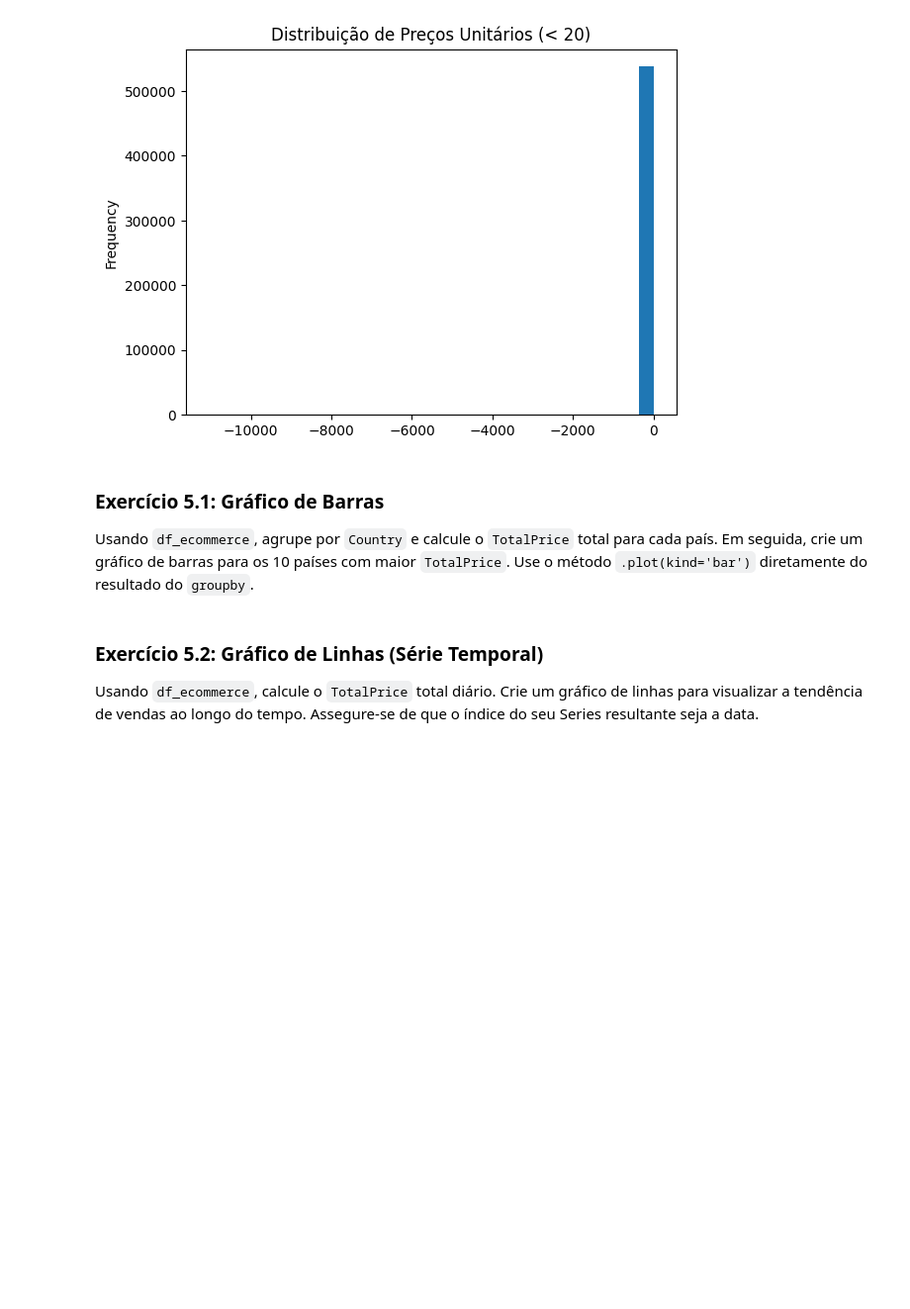
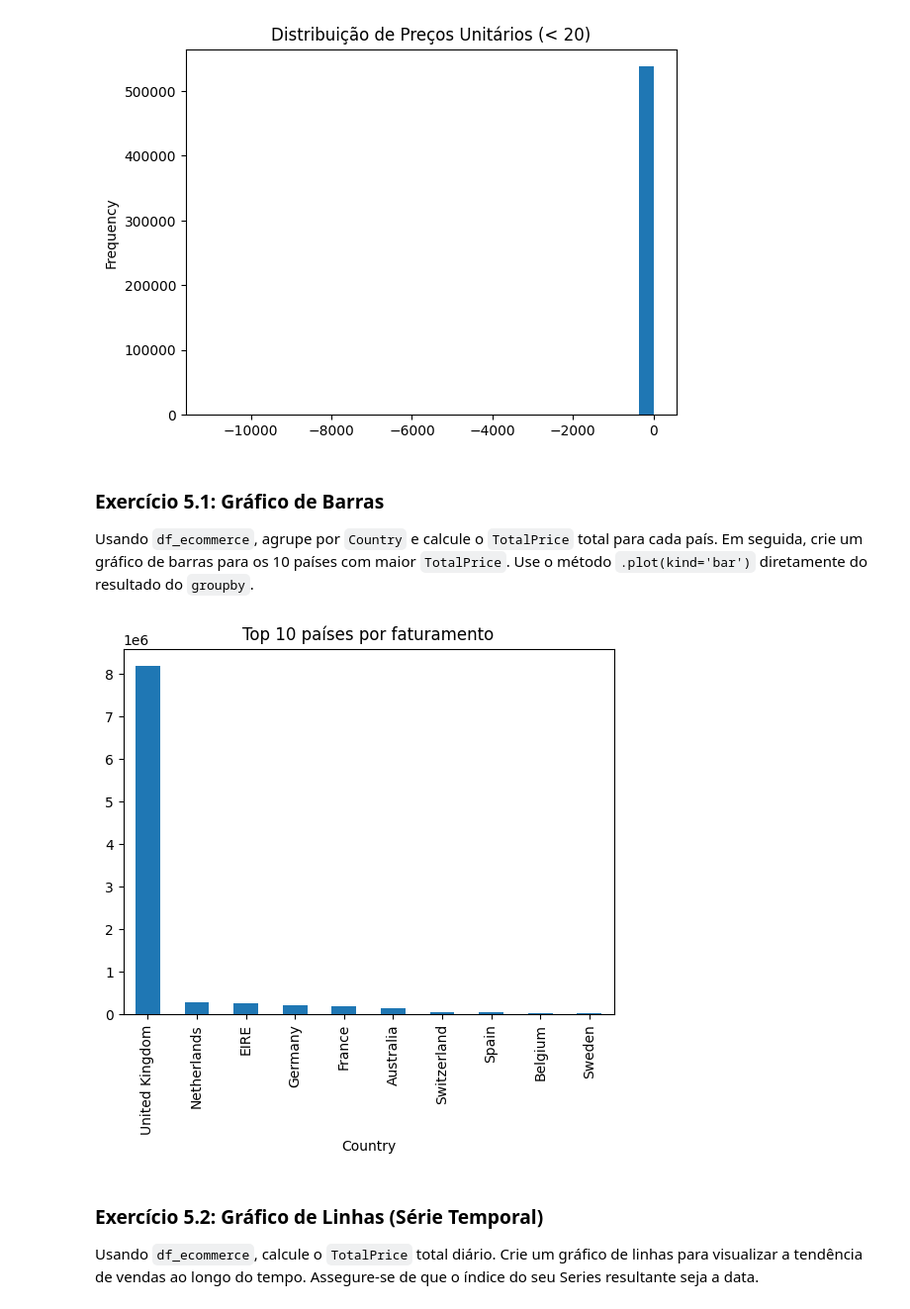
Before and after one commit to viktoruebelhart/pos_facens, a Jupyter notebook: Aula_2_Pandas.ipynb, the cells around one changed output. Shown at 99% size. Saved outputs shown, nothing was run; the diff lists cells and outputs as text; code cells hidden in the pictures; blank space fills up the shorter version.

```diff
--- a/Aula_2_Pandas.ipynb
+++ b/Aula_2_Pandas.ipynb
@@ -558,0 +672,9 @@ Usando o `df_ecommerce`, calcule o total de vendas (`TotalPrice`) por dia. Para
+# %%
+# Escreva aqui
+df_ecommerce['InvoiceDate'] = pd.to_datetime(df_ecommerce['InvoiceDate'])
+
+df_ecommerce['Date'] = df_ecommerce['InvoiceDate'].dt.date
+
+vendas_diarias = (df_ecommerce.groupby('Date')['TotalPrice'].sum().sort_index())
+
+vendas_diarias.head()
@@ -625,3 +754,10 @@ Usando `df_ecommerce`, agrupe por `Country` e calcule o `TotalPrice` total para
+# %%
+# Escreva aqui
+df_ecommerce['TotalPrice'] = df_ecommerce['Quantity'] * df_ecommerce['UnitPrice']
+df_ecommerce.groupby('Country')['TotalPrice'].sum().nlargest(10).plot(kind='bar', title='Top 10 países por faturamento')
+plt.show()
+# %% [output]
+[figure, added]
 # %% [markdown]
 ### Exercício 5.2: Gráfico de Linhas (Série Temporal)
 
```
Also changed, not shown: parts of 25 cells of this notebook.
